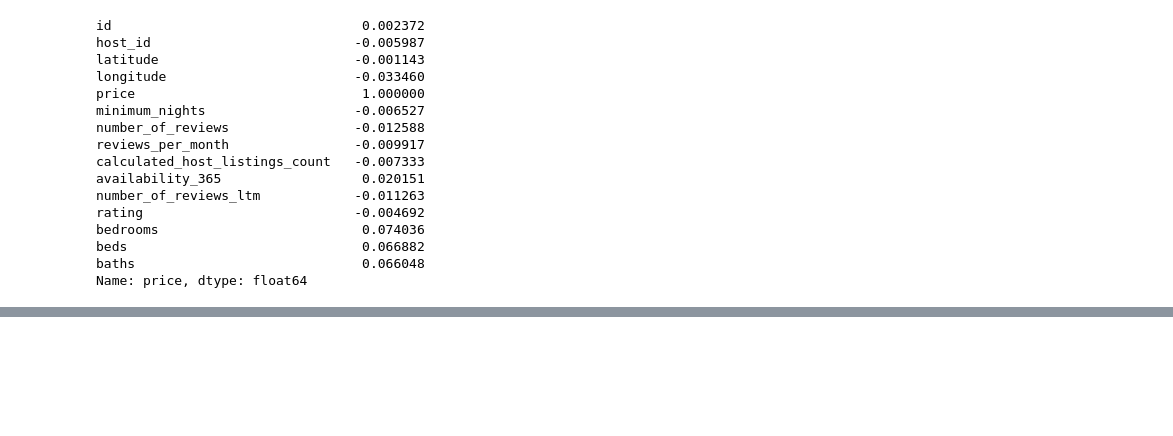
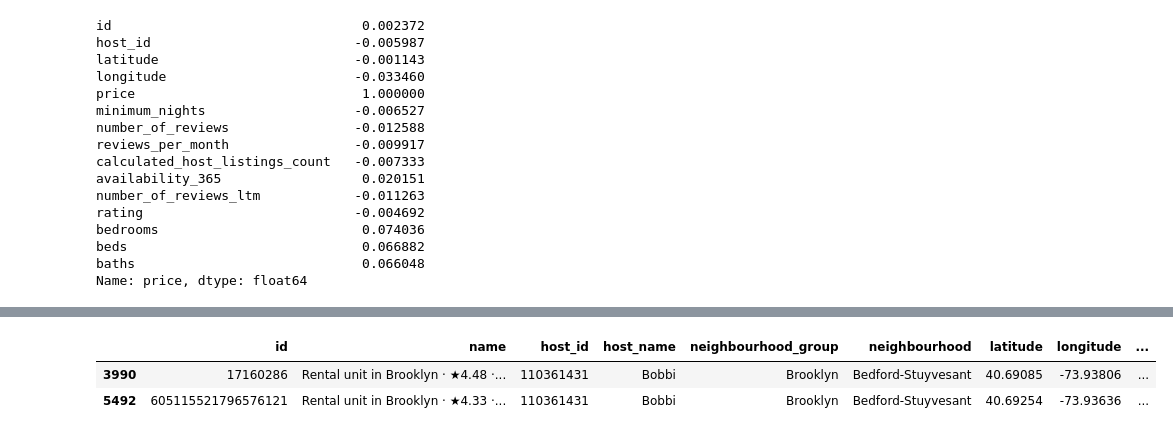
Before and after one commit to RochX/comp486-assignments, a Jupyter notebook: project/project.ipynb, the cells around one changed output, grey strips where cells are left out. Saved outputs shown, nothing was run; the diff lists cells and outputs as text; code cells hidden in the pictures; blank space fills up the shorter version.

```diff
--- a/project/project.ipynb
+++ b/project/project.ipynb
@@ -123,0 +165,7 @@ Name: price, dtype: float64
+# %%
+pd.set_option('display.max_columns', None)
+cleaned_data[cleaned_data['price'] > 187*100]
+# %% [output]
+|  | id | name | host_id | host_name | neighbourhood_group | neighbourhood | latitude | longitude | ... |
+| 3990 | 17160286 | Rental unit in Brooklyn · ★4.48 ·... | 110361431 | Bobbi | Brooklyn | Bedford-Stuyvesant | 40.69085 | -73.93806 | ... |
+| 5492 | 605115521796576121 | Rental unit in Brooklyn · ★4.33 ·... | 110361431 | Bobbi | Brooklyn | Bedford-Stuyvesant | 40.69254 | -73.93636 | ... |
```
Also changed, not shown: parts of 3 cells of this notebook.
